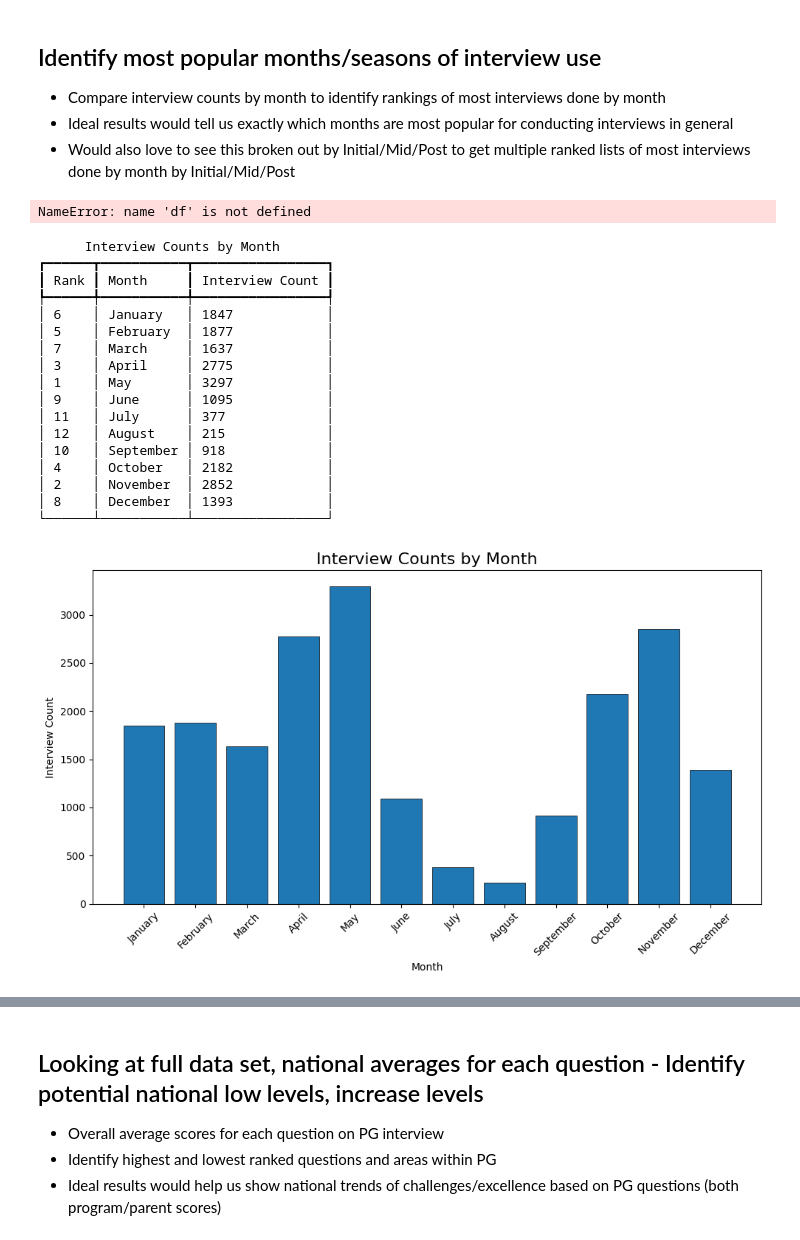
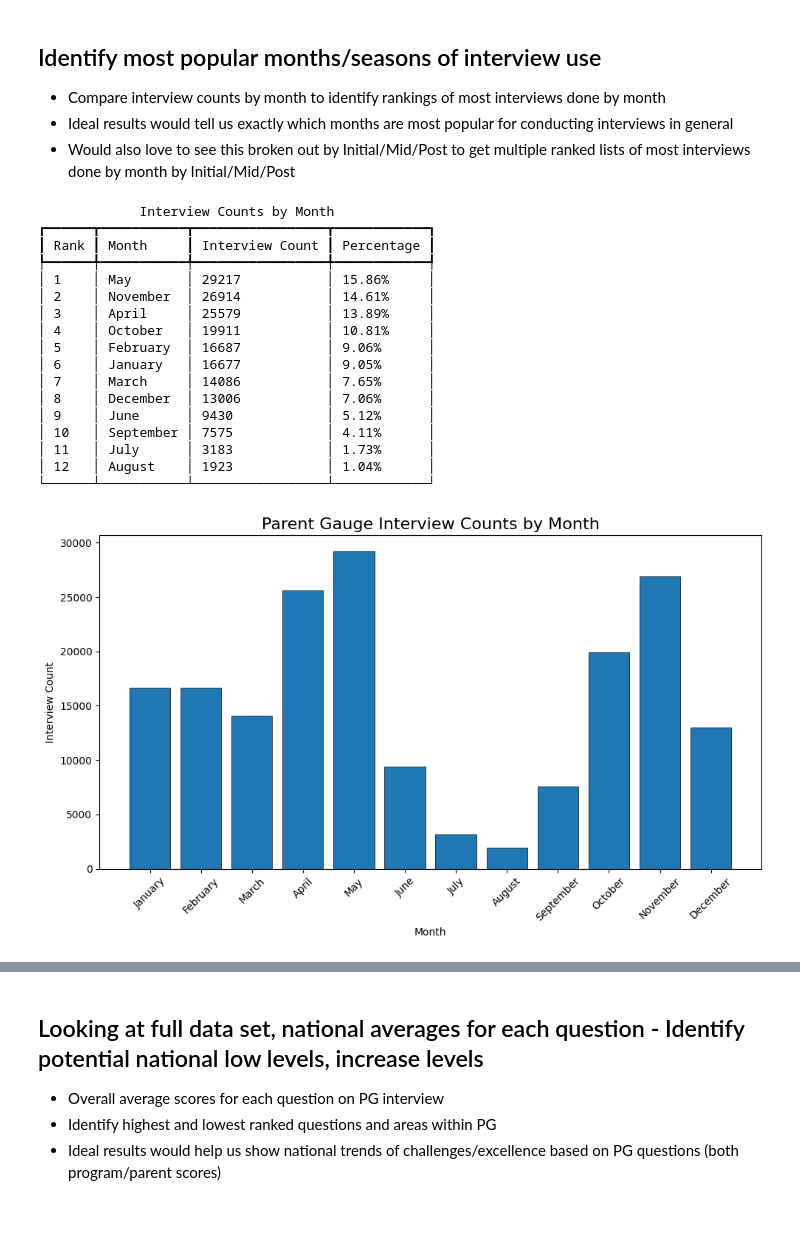
Before and after one commit to bmfores/nhsa-parentgauge, a Jupyter notebook: final_analysis.ipynb, the cells around one changed output, grey strips where cells are left out. Cells and saved outputs as stored; diff of their text form; code cells hidden in the pictures.

```diff
--- a/final_analysis.ipynb
+++ b/final_analysis.ipynb
@@ -17,5 +18,4 @@ from rich.console import Console
 from rich.table import Table
 # %%
 #read the .csv file into dataframe
-df = pd.read_csv('../data/sample_data.csv')
-#df = pd.read_csv('../data/intv_data.csv')
+df = pd.read_csv('../data/intv_data.csv')
@@ -41,71 +79,75 @@ month_counts = df['date_month'].value_counts().sort_index()
 # Determine the rankings of months with most interviews
 rankings = month_counts.rank(ascending=False)
 
-# Create a DataFrame to display the rankings
-rankings_df = pd.DataFrame({'Month': month_counts.index, 'Interview Count': month_counts.values, 'Rank': rankings.values})
+# Calculate the percentage of each month's count out of the total count
+total_count = month_counts.sum()
+percentages = (month_counts / total_count) * 100
+
+# Create a DataFrame to display the rankings and percentages
+rankings_df = pd.DataFrame({'Month': month_counts.index, 'Interview Count': month_counts.values, 'Rank': rankings.values, 'Percentage': percentages.values})
 rankings_df = rankings_df.sort_values('Rank')
-# %% [output]
-NameError: name 'df' is not defined
 # %%
 # Create a new rich Table
 table = Table(title="Interview Counts by Month")
 table.add_column("Rank", style="cyan")
 table.add_column("Month", style="magenta")
 table.add_column("Interview Count", style="green")
+table.add_column("Percentage", style="red")
 
 # Iterate over the rows of the DataFrame and add them to the table
 for index, row in rankings_df.iterrows():
     rank = int(row['Rank'])
     month = calendar.month_name[int(row['Month'])]
     count = int(row['Interview Count'])
-    table.add_row(str(rank), month, str(count))
+    percentage = "{:.2f}%".format(row['Percentage'])
+    table.add_row(str(rank), month, str(count), percentage)
 
 # Create a console object and print the table
 console = Console()
 console.print(table)
 # %% [output]
-      Interview Counts by Month
-┏━━━━━━┳━━━━━━━━━━━┳━━━━━━━━━━━━━━━━━┓
-┃ Rank ┃ Month     ┃ Interview Count ┃
-┡━━━━━━╇━━━━━━━━━━━╇━━━━━━━━━━━━━━━━━┩
-│ 6    │ January   │ 1847            │
-│ 5    │ February  │ 1877            │
-│ 7    │ March     │ 1637            │
-│ 3    │ April     │ 2775            │
-│ 1    │ May       │ 3297            │
-│ 9    │ June      │ 1095            │
-│ 11   │ July      │ 377             │
-│ 12   │ August    │ 215             │
-│ 10   │ September │ 918             │
-│ 4    │ October   │ 2182            │
-│ 2    │ November  │ 2852            │
-│ 8    │ December  │ 1393            │
-└──────┴───────────┴─────────────────┘
+             Interview Counts by Month
+┏━━━━━━┳━━━━━━━━━━━┳━━━━━━━━━━━━━━━━━┳━━━━━━━━━━━━┓
+┃ Rank ┃ Month     ┃ Interview Count ┃ Percentage ┃
+┡━━━━━━╇━━━━━━━━━━━╇━━━━━━━━━━━━━━━━━╇━━━━━━━━━━━━┩
+│ 1    │ May       │ 29217           │ 15.86%     │
+│ 2    │ November  │ 26914           │ 14.61%     │
+│ 3    │ April     │ 25579           │ 13.89%     │
+│ 4    │ October   │ 19911           │ 10.81%     │
+│ 5    │ February  │ 16687           │ 9.06%      │
+│ 6    │ January   │ 16677           │ 9.05%      │
+│ 7    │ March     │ 14086           │ 7.65%      │
+│ 8    │ December  │ 13006           │ 7.06%      │
+│ 9    │ June      │ 9430            │ 5.12%      │
+│ 10   │ September │ 7575            │ 4.11%      │
+│ 11   │ July      │ 3183            │ 1.73%      │
+│ 12   │ August    │ 1923            │ 1.04%      │
+└──────┴───────────┴─────────────────┴────────────┘
 # %%
 ##BAR GRAPH##
 # Assuming 'rankings_df' is the DataFrame containing the rankings
 rankings_df = rankings_df.sort_values('Month')  # Sort the DataFrame by month
 
 month_labels = rankings_df['Month'].astype(int)  # Convert month numbers to integers
 interview_counts = rankings_df['Interview Count']
 
 # Get the month names corresponding to the month numbers
 month_names = [calendar.month_name[month_num] for month_num in month_labels]
 
 # Plotting the bar chart
 plt.figure(figsize=(10, 6))
 plt.bar(month_names, interview_counts, edgecolor='black', linewidth=0.5)
 
 # Adding labels and title
 plt.xlabel('Month')
 plt.ylabel('Interview Count')
-plt.title('Interview Counts by Month', fontsize='16')
+plt.title('Parent Gauge Interview Counts by Month', fontsize='16')
 
 # Rotating x-axis labels for better readability
 plt.xticks(rotation=45)
 
 # Display the chart
 plt.tight_layout()
 plt.show()
 # %% [output]
-[figure, old version]
+[figure, new version]
```
Also changed, not shown: parts of 11 cells of this notebook, 2 other files.
